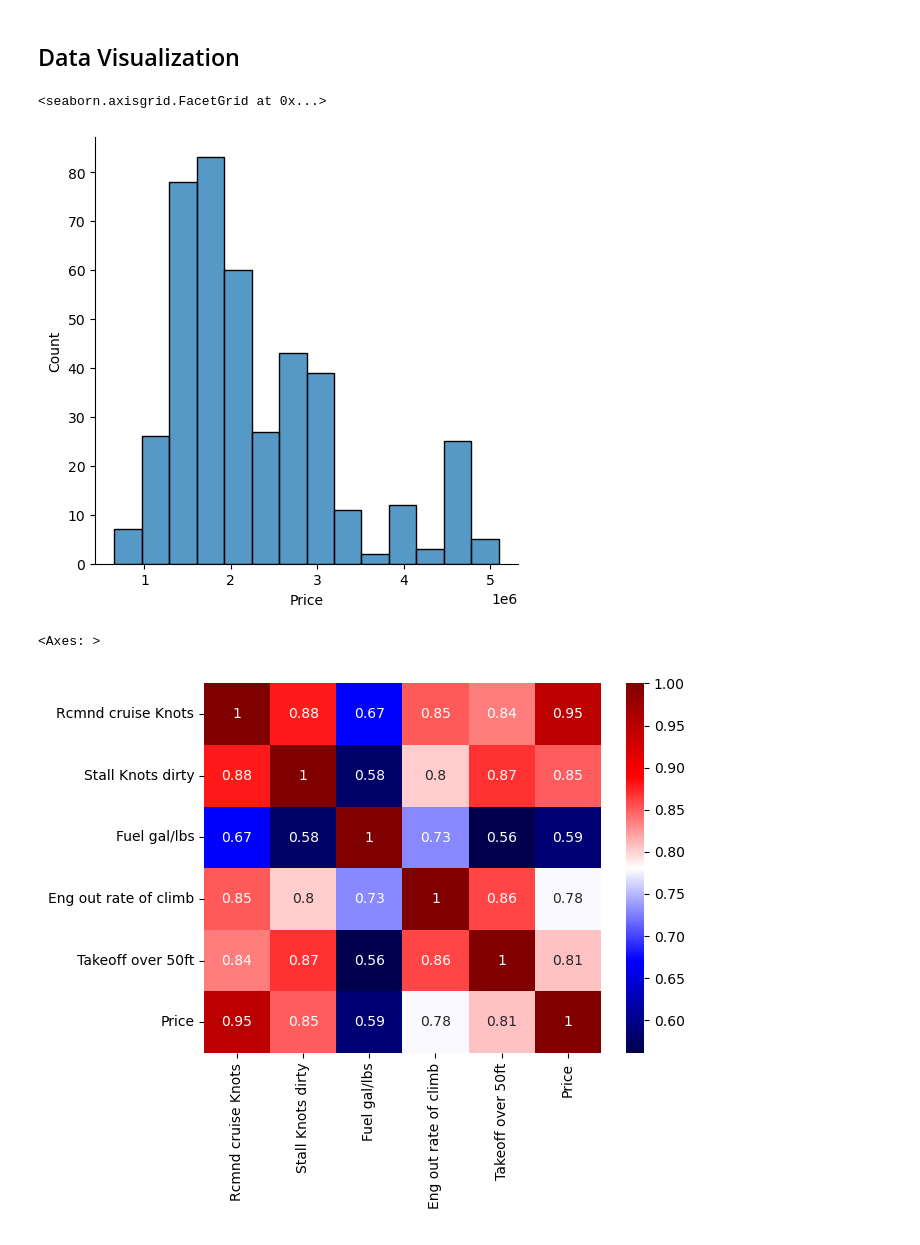
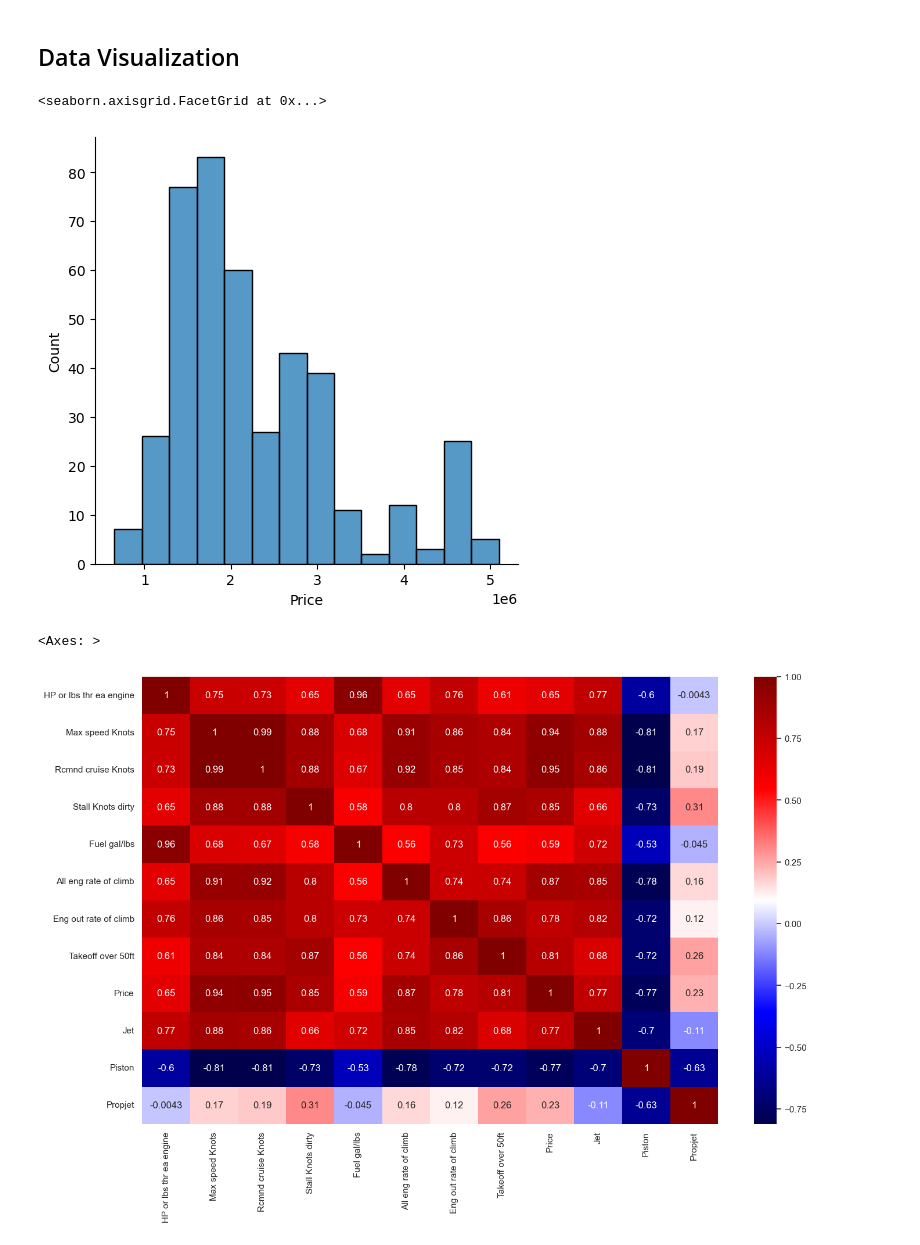
Before and after one commit to Gabrielmarqs12/Airplane-Price-Prediction, a Jupyter notebook: Airplane_price_prediction.ipynb, the cells around one changed output. Drawn from its saved outputs; the diff is of its cells as text; code cells hidden in the pictures.

Commit message:
Data Conversion update

```diff
--- a/Airplane_price_prediction.ipynb
+++ b/Airplane_price_prediction.ipynb
@@ -82,8 +93,8 @@ dtype: int64
 ## Data Cleaning
 # %%
 # Deleting rows were there is missing information
-df.dropna(inplace = True)
-df.isnull().sum()
+ACPriceDF.dropna(inplace = True)
+ACPriceDF.isnull().sum()
 # %% [output]
 Model Name                 0
 Engine Type                0
@@ -102,3 +113,7 @@ Wing span ft/in            0
 Range N.M.                 0
 Price                      0
 dtype: int64
+# %%
+# Deleting a wrong input line
+ACPriceDF = ACPriceDF[~ACPriceDF["Engine Type"].str.contains("piston", case=True, na=False)]
+ACPriceDF["Engine Type"].value_counts()
@@ -104,0 +128,10 @@ dtype: int64
+# %%
+# Data Conversion - HP or lbs thr ea engine - Object to int
+ACPriceDF["HP or lbs thr ea engine"] = ACPriceDF["HP or lbs thr ea engine"].str.replace(",", "").str.replace("wet", "").str.replace("dry", "").apply(eval)
+ACPriceDF["HP or lbs thr ea engine"].astype(int)
+# Data Conversion - Max speed Knots - Object to int
+ACPriceDF["Max speed Knots"] = ACPriceDF["Max speed Knots"].str.replace("Mach", "*666.739").apply(eval)
+ACPriceDF["Max speed Knots"].astype(int)
+# Data Conversion - All eng rate of climb - Object to int
+ACPriceDF["All eng rate of climb"] = ACPriceDF["All eng rate of climb"].str.replace(",", "").str.replace("w/3bld", "").apply(eval)
+ACPriceDF["All eng rate of climb"].astype(int)
@@ -105,14 +151,18 @@ dtype: int64
+# %%
+# Creating a new Data Frame to convert the engine type to a column
+newACPriceDF = pd.concat([ACPriceDF.drop("Engine Type", axis = 1), (pd.get_dummies(ACPriceDF["Engine Type"]))], axis = 1)
 # %% [markdown]
 ## Data Visualization
 # %%
 # Price distribuition per quantity
-sns.displot(df["Price"])
+sns.displot(newACPriceDF["Price"])
 # %% [output]
 <seaborn.axisgrid.FacetGrid at 0x...>
-[figure, old version]
+[figure, new version]
 # %%
 # Correlation between different aircraft characteristics
-sns.heatmap(df.corr(numeric_only = True), annot = True, cmap = "seismic")
+sns.set_theme(rc = {"figure.figsize":(16, 10)})
+sns.heatmap(newACPriceDF.corr(numeric_only = True), annot = True, cmap = "seismic")
 # %% [output]
 <Axes: >
-[figure, old version]
+[figure, new version]
```
Also changed, not shown: parts of 9 cells of this notebook.
